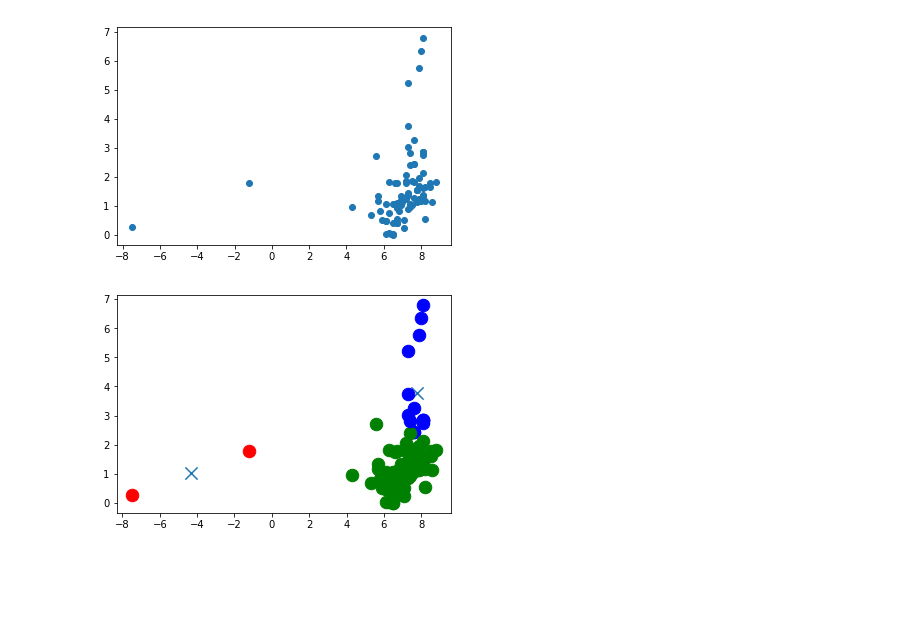
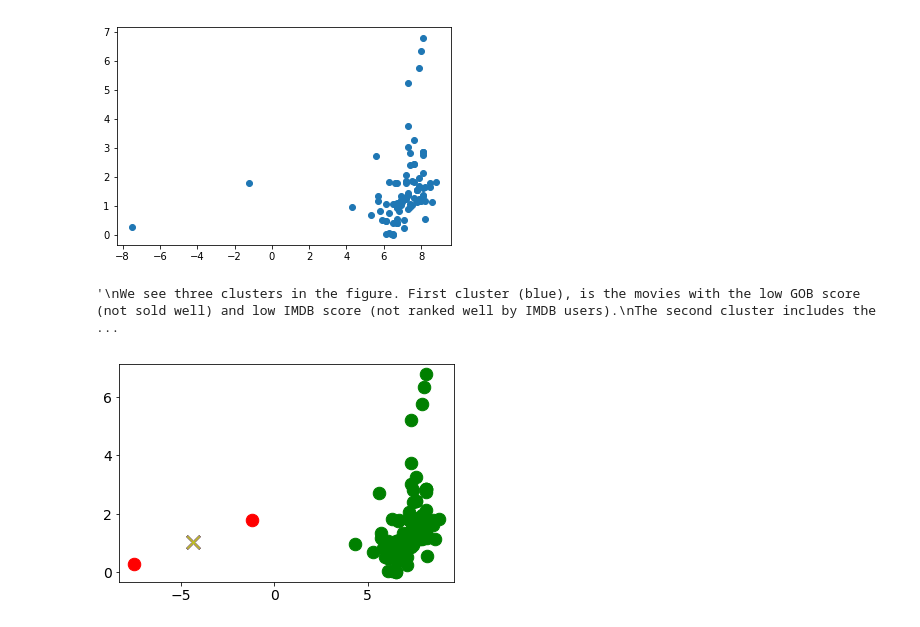
Before and after one commit to ragalaa/Directory, a Jupyter notebook: Exploratary_Data_analysis_IMDB.ipynb, the cells around one changed output. Cells and saved outputs as stored; diff of their text form; code cells hidden in the pictures; blank space fills up the shorter version.

```diff
--- a/Exploratary_Data_analysis_IMDB.ipynb
+++ b/Exploratary_Data_analysis_IMDB.ipynb
@@ -165,35 +175,40 @@ from sklearn.cluster import KMeans
 selected_dataset=dataset.loc[
 (dataset['GOB']>0) & dataset['imdb_score']>0][['imdb_score','GOB']]
 # Clustering the dataset usinig K-Means algorithm
-cls = KMeans(n_clusters=3)
+cls = KMeans(n_clusters=2)
 # Fit the model into the algorithm
 cls.fit(selected_dataset)
 # Give me the center point and label of each group
 centroids=cls.cluster_centers_
 labels = cls.labels_
+# centroids
+# red = selected_dataset[labels == 1]
+# red
+# green = selected_dataset[labels == 0]
+# green
 # %%
 ##As the next step, I would like to color the points based on their groups and specify the center of each group with a marker (x).
 
 # We have three cluster, one color for each cluster
-colors = ["g.","r.","b."]
+colors = ["g.","r.","b.","y.","p"]
 # Create an array of each dataset to traverse over the points
 dataset_array = np.array(selected_dataset)
+
 # ploting the point on a scatter plot
 for i in range(len(dataset_array)):
-    plt.plot(dataset_array[i][0],
-dataset_array[i][1], colors [labels[i]], markersize =25);
-
-plt.scatter(centroids[:,0], centroids[:,1], marker='x', s=150);
+    plt.plot(dataset_array[i][0], dataset_array[i][1], colors [labels[i]], markersize =25);
+    plt.scatter(centroids[:,0], centroids[:,1], marker='x', s=150);
 
 
 
 """
 We see three clusters in the figure. First cluster (blue), is the movies with the low GOB score (not sold well) and low IMDB score (not ranked well by IMDB users).
 The second cluster includes the movies with a very good IMDB score, but not very high GOB score. The third cluster includes few movies with IMDB scores between 7 and 8 and very high GOB.
 Like I said, this is a subset of movies, you can have a better interpretation when you apply the algorithm over all the movies.
 """
 # %% [output]
+'\nWe see three clusters in the figure. First cluster (blue), is the movies with the low GOB score (not sold well) and low IMDB score (not ranked well by IMDB users).\nThe second cluster includes the  ...
-[figure, old version]
+[figure, new version]
 # %%
 ###Is there any relationship between IMDB score and Facebook likes of movies?
 
```
Also changed, not shown: parts of 8 cells of this notebook.
